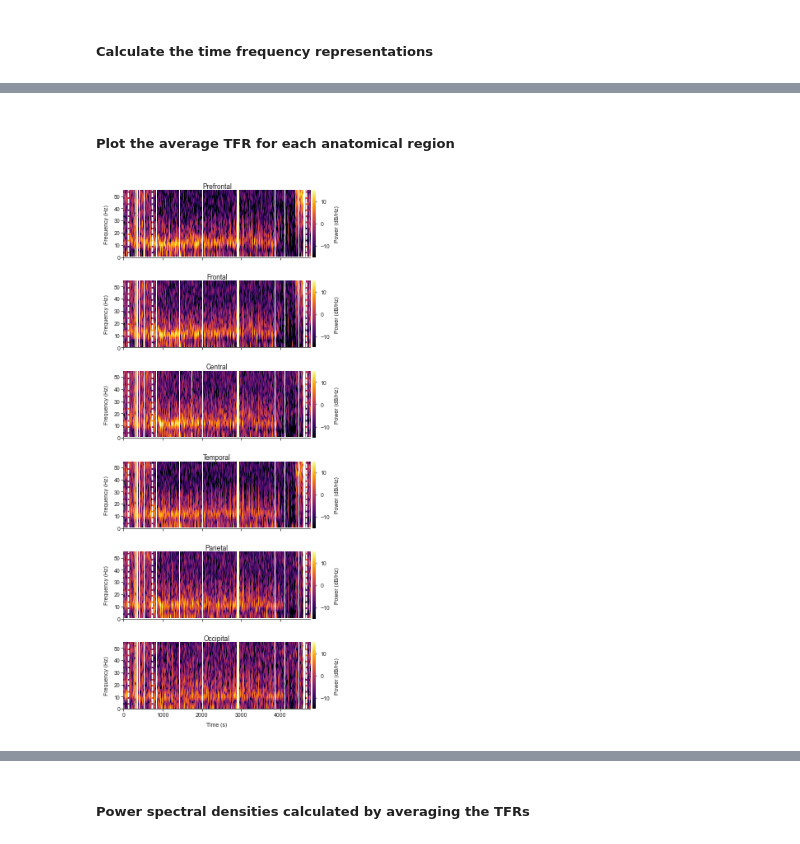
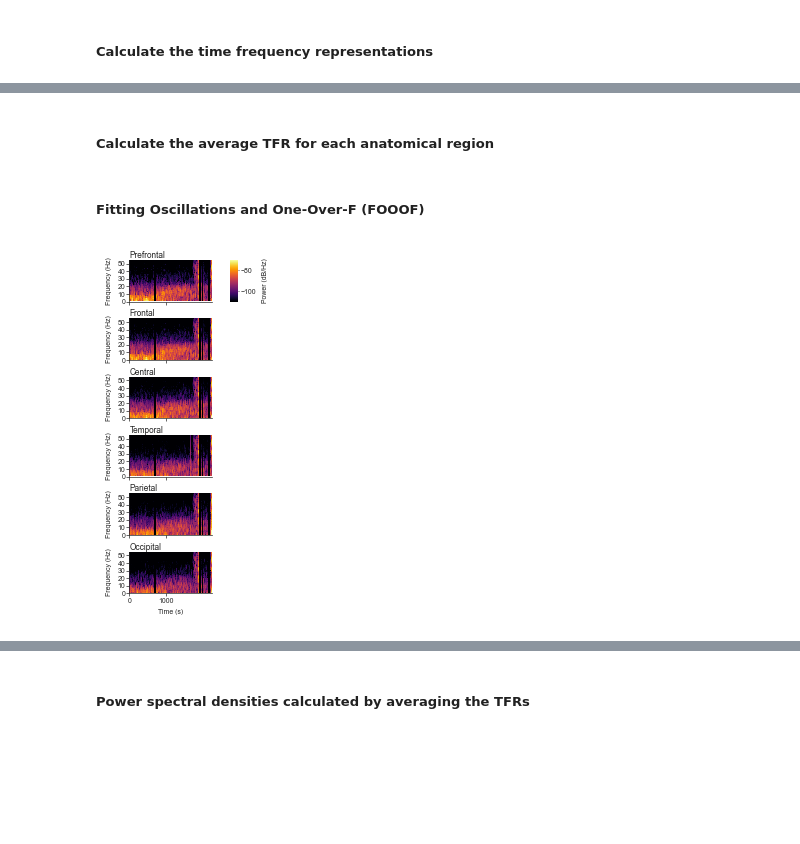
Before and after one commit to maboudi/capachinos, a Jupyter notebook: notebooks/time_frequency_map.ipynb, the cells around one changed output, grey strips where cells are left out. Saved outputs shown, nothing was run; the diff lists cells and outputs as text; code cells hidden in the pictures; blank space fills up the shorter version.

Commit message:
Added inter-regional connectivity analysis code and updated the code for time-frequency analysis

```diff
--- a/notebooks/time_frequency_map.ipynb
+++ b/notebooks/time_frequency_map.ipynb
@@ -58,6 +102,6 @@ power_spectral = PowerSpectralAnalysis(preprocessor, window_size=2, step_size=1)
 # %% [markdown]
 ##### Calculate the time frequency representations
 # %%
-select_epochs = ['preop_rest', 'pre_drug_infusion', 'emergence', 'pacu_rest']
-power_spectral.calculate_time_frequency_map(select_channels = None, select_epochs=select_epochs, method='morlet')
+select_epochs = ['emergence'] #['preop_rest', 'pre_drug_infusion', 'emergence', 'pacu_rest']
+power_spectral.calculate_time_frequency_map(select_channels = None, select_epochs=select_epochs, method='multitaper')
 # %% [output]
@@ -118,5 +184,5 @@ plt.show()
 # %% [markdown]
-##### Plot the average TFR for each anatomical region
+##### Calculate the average TFR for each anatomical region
 # %%
 power_spectral.postprocess_anatomical_region_average()
 # %%
@@ -124 +190,3 @@ power_spectral.postprocess_frequency_domain_whitening(attr_name='region_average_
+# %% [markdown]
+##### Fitting Oscillations and One-Over-F (FOOOF)
 # %%
@@ -132,36 +200,34 @@ region_average_tfr = power_spectral.region_average_tfr
 num_regions = len(region_average_tfr)
 
 set_custom_style()
+epochs_to_include = ['emergence']
+# Create a new dictionary with only the specified epochs
+tfr_to_plot = {key: value for key, value in power_spectral.tfr.items() if key in epochs_to_include}
 
-epochs_to_remove = [] #['pre_incision', 'pre_drug_infusion']
-tfr_to_plot = power_spectral.tfr.copy()
-for key in epochs_to_remove:
-    tfr_to_plot.pop(key, None)
 
 # freq_bands = power_spectral.fooof_periodic_parameters['prefrontal'][select_epochs[0]].keys()
 
-
 # Define single-column or double_column width figure
-fig_width = 4.5 #3.5 # for single_column figure
-# fig_width = 7.2 # for double column figure
-fig_height = 1.5*num_regions
+fig_width = 130 # Adjusted to fit the 6x3 subplot grid
+fig_height = 300 # Adjusted to fit the 6x3 subplot grid
 
 font_size = 6
 
 fig = plt.figure()
-fig.set_size_inches([fig_width, fig_height])
+fig.set_size_inches([fig_width/72, fig_height/72])
 gs = GridSpec(
-    nrows=num_regions,
-    ncols=1,
+    nrows=6,
+    ncols=2,
     figure=fig,
-    wspace = 0.15,
-    hspace = 0.35
+    wspace = 0.4,
+    hspace = 0.4,
+    width_ratios=[1,0.1]
 )
 
 region_count = 0
-for region, tfr in power_spectral.whitened_tfr.items(): # region_average_tfr
+for region, tfr in region_average_tfr.items(): # region_average_tfr
     ax = fig.add_subplot(gs[region_count, 0])
-    plot_continuous_epochs(tfr, ax=ax,  vmin=-15, vmax=15, cmap='inferno', title=region) # vmin=-110, vmax=-70
+    im = plot_continuous_epochs(tfr, ax=ax, colorbar=False, vmin=-110, vmax=-70, cmap='inferno', title=region) # For whitened TFRs: vmin=-15, vmax=15
 
     if region == list(region_average_tfr.keys())[-1]:
         ax.set_xlabel('Time (s)')
@@ -169,42 +235,50 @@ for region, tfr in power_spectral.whitened_tfr.items(): # region_average_tfr
         ax.set_xticklabels([])
 
     ax.set_ylabel('Frequency (Hz)')
-    ax.set_title(region.capitalize(), pad=1)
+    ax.set_title(region.capitalize(), pad = 0.5, loc='left')
 
 
     # for band in freq_bands:
     start_shift = 0
     for epoch in select_epochs:
         window_centers = start_shift + power_spectral.window_average_tfr[region][epoch].times
 
         # freq_band_info = power_spectral.fooof_periodic_parameters[region][epoch][band]
         # cf = freq_band_info['cf'][0]
         # lower_bound = freq_band_info['lower_bound'][0]
         # upper_bound = freq_band_info['upper_bound'][0]
 
         # # ax.plot(window_centers, cf, linestyle='-', linewidth=0.2, color='w')
         # # ax.plot(window_centers, lower_bound, linestyle=':', linewidth=0.2, color='w')  # Dotted line style
         # # ax.plot(window_centers, upper_bound, linestyle=':', linewidth=0.2, color='w')  # Dotted line style
 
         start_shift += power_spectral.tfr[epoch].times[-1]
 
     ax.set_xticks(range(0, int(window_centers[-1]), 1000))
     ax.tick_params(axis='both', which='major', labelsize=5, length=2, width=0.5, pad=1)
 
     ax.set_ylim([0, 55])
-    ax.set_yticks(range(0, 56, 10))
+    ax.set_yticks(range(0, 55, 10))
     region_count += 1
 
-plt.subplots_adjust(left=0.2, right= 0.8, bottom=0.2, top=0.9)
+# Add colorbar
+cax = fig.add_subplot(gs[0, -1])
+cbar = plt.colorbar(im, cax=cax, orientation='vertical')
+cbar.set_label('Power (dB/Hz)', fontsize=5)
+cbar.outline.set_visible(False)
+cbar.ax.tick_params(labelsize=5)
 
-main_dir = f'D:/capachinos'
-filename = 'tfrs_regions.pdf'
-file_path = os.path.join(main_dir, filename)
+plt.subplots_adjust(left=0.2, right= 0.8, bottom=0.1, top=0.9)
+
+# Save plot
+base_results_filename = base_results_dir / f'CA-{participant_id:02}'
+filename = f'{base_results_filename}_tfrs_region_averages.pdf'
+file_path = os.path.join(base_results_dir, filename)
 plt.savefig(file_path, format='pdf', dpi=300)
 
 plt.show()
 # %% [output]
-[figure, old version]
+[figure, new version]
 # %%
 regions = ['prefrontal', 'frontal', 'central', 'temporal', 'parietal', 'occipital']
 epochs = select_epochs
```
Also changed, not shown: parts of 12 cells of this notebook, 20 other files.
